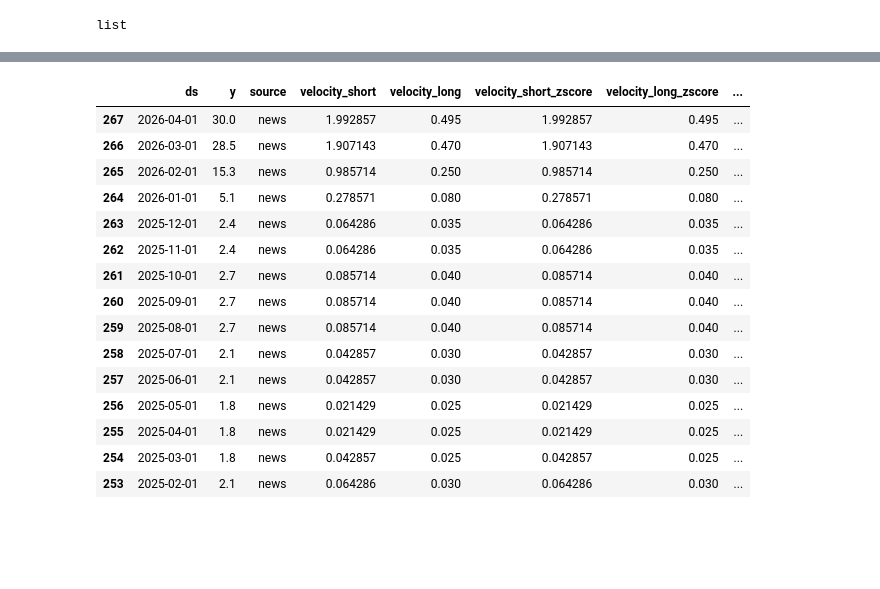
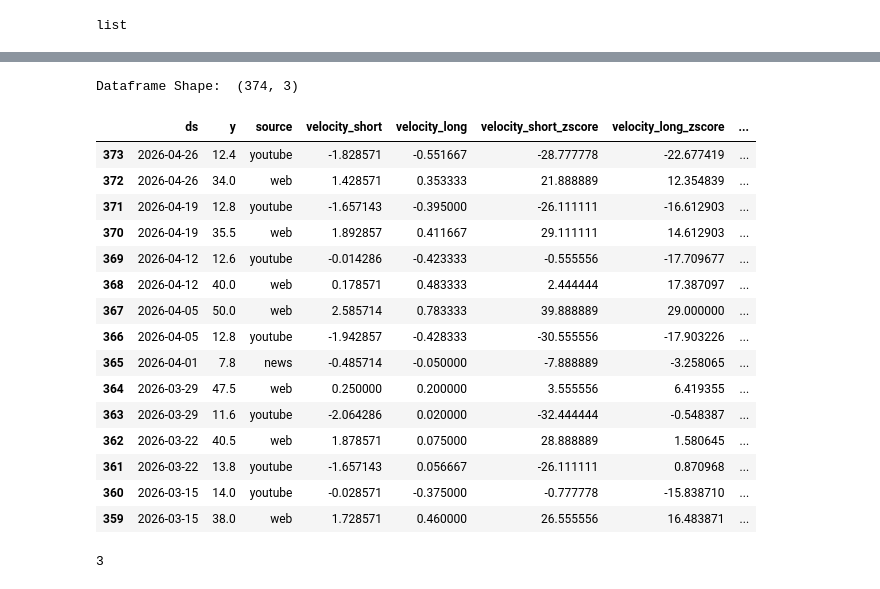
Before and after one commit to writingeye/SingalFlow--SEO_Trend_Detection, a Jupyter notebook: SignalFlow.ipynb, the cells around one changed output, grey strips where cells are left out. Cells and saved outputs as stored; diff of their text form; code cells hidden in the pictures; blank space fills up the shorter version.

```diff
--- a/SignalFlow.ipynb
+++ b/SignalFlow.ipynb
@@ -129,16 +166,16 @@ web_df
 # %%
-def clean_df(df, weight):
-    df_clean = df.reset_index()
-    if "isPartial" in df.columns:
-        df_clean = df_clean.drop(columns=["isPartial"])
-    if "index" in df.columns:
-        df_clean = df_clean.drop(columns=["index"])
-    df_clean = df_clean.rename(columns={"date": "ds", "AI": "y"})
-    df_clean["y"] = df_clean["y"] * weight
-    return df_clean
+# def clean_df(df, weight):
+#     df_clean = df.reset_index()
+#     if "isPartial" in df.columns:
+#         df_clean = df_clean.drop(columns=["isPartial"])
+#     if "index" in df.columns:
+#         df_clean = df_clean.drop(columns=["index"])
+#     df_clean = df_clean.rename(columns={"date": "ds", df.columns[0]: "y"})
+#     df_clean["y"] = df_clean["y"] * weight
+#     return df_clean
 
-# usage - make sure you pass both arguments
-web_clean    = clean_df(web_df,     weight=0.5)
-youtube_clean = clean_df(youtube_df, weight=0.2)
-news_clean   = clean_df(news_df,    weight=0.3)
-web_clean
+# # usage - make sure you pass both arguments
+# web_clean    = clean_df(web_df,     weight=0.5)
+# youtube_clean = clean_df(youtube_df, weight=0.2)
+# news_clean   = clean_df(news_df,    weight=0.3)
+# web_clean
@@ -230,25 +281,31 @@ def classify_regime(row):
     else:
         return "Quiet"
 # %%
-com = add_velocity(news_clean)
-com.sort_index(ascending=False).head(15)
+combined_df = add_velocity(com)
+print("Dataframe Shape: ",com.shape)
+combined_df.sort_index(ascending=False).head(15)
 # %% [output]
+Dataframe Shape:  (374, 3)
 |  | ds | y | source | velocity_short | velocity_long | velocity_short_zscore | velocity_long_zscore | ... |
-| 267 | 2026-04-01 | 30.0 | news | 1.992857 | 0.495 | 1.992857 | 0.495 | ... |
-| 266 | 2026-03-01 | 28.5 | news | 1.907143 | 0.470 | 1.907143 | 0.470 | ... |
-| 265 | 2026-02-01 | 15.3 | news | 0.985714 | 0.250 | 0.985714 | 0.250 | ... |
-| 264 | 2026-01-01 | 5.1 | news | 0.278571 | 0.080 | 0.278571 | 0.080 | ... |
-| 263 | 2025-12-01 | 2.4 | news | 0.064286 | 0.035 | 0.064286 | 0.035 | ... |
-| 262 | 2025-11-01 | 2.4 | news | 0.064286 | 0.035 | 0.064286 | 0.035 | ... |
-| 261 | 2025-10-01 | 2.7 | news | 0.085714 | 0.040 | 0.085714 | 0.040 | ... |
-| 260 | 2025-09-01 | 2.7 | news | 0.085714 | 0.040 | 0.085714 | 0.040 | ... |
-| 259 | 2025-08-01 | 2.7 | news | 0.085714 | 0.040 | 0.085714 | 0.040 | ... |
-| 258 | 2025-07-01 | 2.1 | news | 0.042857 | 0.030 | 0.042857 | 0.030 | ... |
-| 257 | 2025-06-01 | 2.1 | news | 0.042857 | 0.030 | 0.042857 | 0.030 | ... |
-| 256 | 2025-05-01 | 1.8 | news | 0.021429 | 0.025 | 0.021429 | 0.025 | ... |
-| 255 | 2025-04-01 | 1.8 | news | 0.021429 | 0.025 | 0.021429 | 0.025 | ... |
-| 254 | 2025-03-01 | 1.8 | news | 0.042857 | 0.025 | 0.042857 | 0.025 | ... |
-| 253 | 2025-02-01 | 2.1 | news | 0.064286 | 0.030 | 0.064286 | 0.030 | ... |
+| 373 | 2026-04-26 | 12.4 | youtube | -1.828571 | -0.551667 | -28.777778 | -22.677419 | ... |
+| 372 | 2026-04-26 | 34.0 | web | 1.428571 | 0.353333 | 21.888889 | 12.354839 | ... |
+| 371 | 2026-04-19 | 12.8 | youtube | -1.657143 | -0.395000 | -26.111111 | -16.612903 | ... |
+| 370 | 2026-04-19 | 35.5 | web | 1.892857 | 0.411667 | 29.111111 | 14.612903 | ... |
+| 369 | 2026-04-12 | 12.6 | youtube | -0.014286 | -0.423333 | -0.555556 | -17.709677 | ... |
+| 368 | 2026-04-12 | 40.0 | web | 0.178571 | 0.483333 | 2.444444 | 17.387097 | ... |
+| 367 | 2026-04-05 | 50.0 | web | 2.585714 | 0.783333 | 39.888889 | 29.000000 | ... |
+| 366 | 2026-04-05 | 12.8 | youtube | -1.942857 | -0.428333 | -30.555556 | -17.903226 | ... |
+| 365 | 2026-04-01 | 7.8 | news | -0.485714 | -0.050000 | -7.888889 | -3.258065 | ... |
+| 364 | 2026-03-29 | 47.5 | web | 0.250000 | 0.200000 | 3.555556 | 6.419355 | ... |
+| 363 | 2026-03-29 | 11.6 | youtube | -2.064286 | 0.020000 | -32.444444 | -0.548387 | ... |
+| 362 | 2026-03-22 | 40.5 | web | 1.878571 | 0.075000 | 28.888889 | 1.580645 | ... |
+| 361 | 2026-03-22 | 13.8 | youtube | -1.657143 | 0.056667 | -26.111111 | 0.870968 | ... |
+| 360 | 2026-03-15 | 14.0 | youtube | -0.028571 | -0.375000 | -0.777778 | -15.838710 | ... |
+| 359 | 2026-03-15 | 38.0 | web | 1.728571 | 0.460000 | 26.555556 | 16.483871 | ... |
+# %%
+combined_df.source.nunique()
+# %% [output]
+3
 # %%
 # -------------------------
 # 3. Prophet forecast
```
Also changed, not shown: parts of 19 cells of this notebook.
